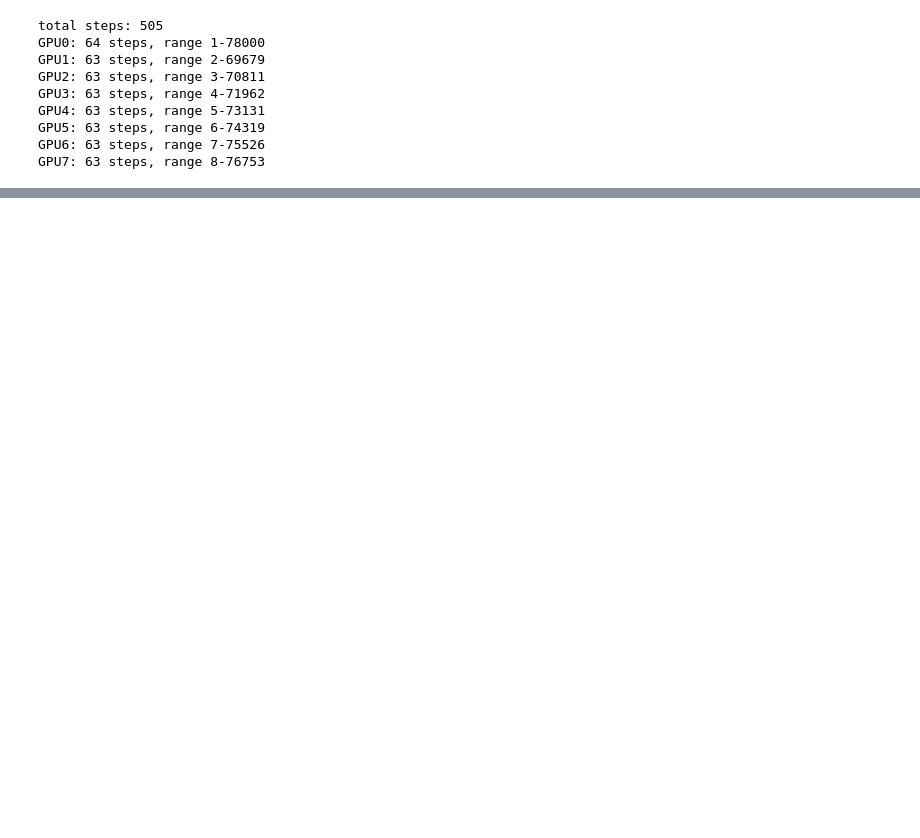
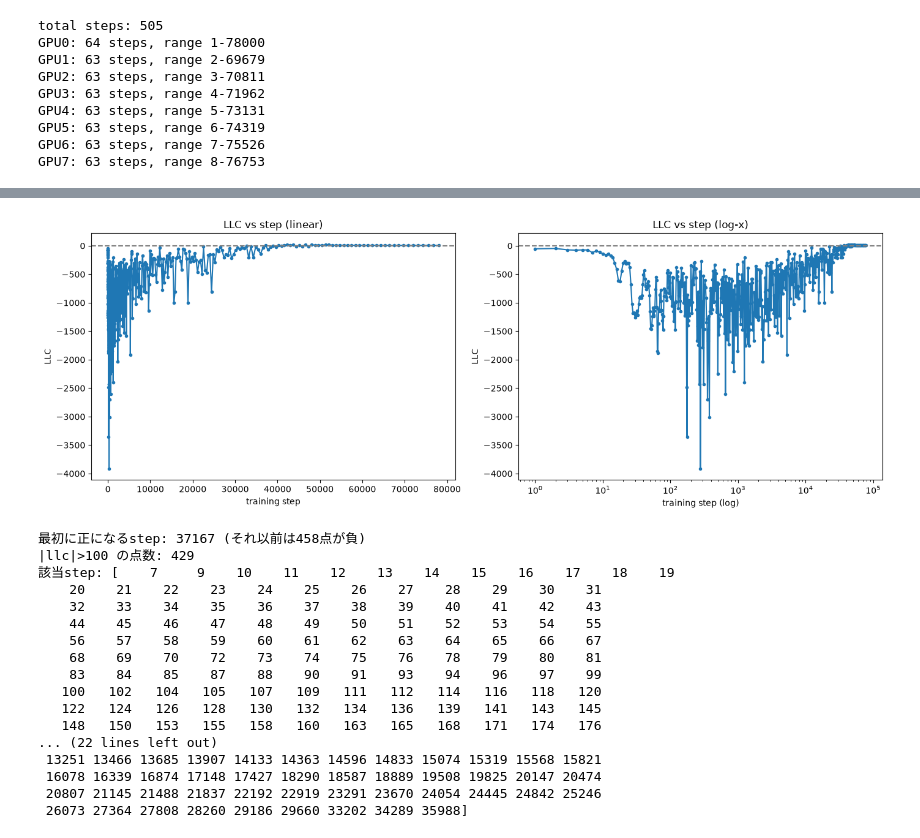
Before and after one commit to shiryu-nakano/dsb-llc-reproduction, a Jupyter notebook: plots3.ipynb, the cells around one changed output, grey strips where cells are left out. Saved outputs shown, nothing was run; the diff lists cells and outputs as text; code cells hidden in the pictures; blank space fills up the shorter version.

```diff
--- a/plots3.ipynb
+++ b/plots3.ipynb
@@ -49,0 +101,60 @@ def load_save_steps(path, max_steps, num_points=None, interval=None):
+# %%
+import json
+from pathlib import Path
+import numpy as np
+import matplotlib.pyplot as plt
+
+all_results = []
+for gpu in range(8):
+    path = Path(f'/home/nakano/server/llc_results_dense/cifar10_train_llc_seed42_chunk{gpu}.json')
+    with open(path) as f:
+        d = json.load(f)
+    all_results.extend(d['results'])
+
+all_results.sort(key=lambda r: r['step'])
+steps = np.array([r['step'] for r in all_results])
+llcs = np.array([r['mean_llc'] for r in all_results])
+
+fig, axes = plt.subplots(1, 2, figsize=(14, 5))
+axes[0].plot(steps, llcs, 'o-', ms=3)
+axes[0].axhline(0, ls='--', c='gray')
+axes[0].set_xlabel('training step'); axes[0].set_ylabel('LLC')
+axes[0].set_title('LLC vs step (linear)')
+
+axes[1].plot(steps, llcs, 'o-', ms=3)
+axes[1].axhline(0, ls='--', c='gray')
+axes[1].set_xscale('log')
+axes[1].set_xlabel('training step (log)'); axes[1].set_ylabel('LLC')
+axes[1].set_title('LLC vs step (log-x)')
+
+plt.tight_layout()
+plt.show()
+
+# 正になる最初のstepを特定
+positive_mask = llcs > 0
+first_positive_idx = np.argmax(positive_mask)
+print(f"最初に正になるstep: {steps[first_positive_idx]} (それ以前は{first_positive_idx}点が負)")
+
+# 極端な外れ値(|llc|>100)の位置
+extreme = np.abs(llcs) > 100
+print(f"|llc|>100 の点数: {extreme.sum()}")
+print(f"該当step: {steps[extreme]}")
+# %% [output]
+[figure, added]
+最初に正になるstep: 37167 (それ以前は458点が負)
+|llc|>100 の点数: 429
+該当step: [    7     9    10    11    12    13    14    15    16    17    18    19
+    20    21    22    23    24    25    26    27    28    29    30    31
+    32    33    34    35    36    37    38    39    40    41    42    43
+    44    45    46    47    48    49    50    51    52    53    54    55
+    56    57    58    59    60    61    62    63    64    65    66    67
+    68    69    70    72    73    74    75    76    78    79    80    81
+    83    84    85    87    88    90    91    93    94    96    97    99
+   100   102   104   105   107   109   111   112   114   116   118   120
+   122   124   126   128   130   132   134   136   139   141   143   145
+   148   150   153   155   158   160   163   165   168   171   174   176
+... (22 lines left out)
+ 13251 13466 13685 13907 14133 14363 14596 14833 15074 15319 15568 15821
+ 16078 16339 16874 17148 17427 18290 18587 18889 19508 19825 20147 20474
+ 20807 21145 21488 21837 22192 22919 23291 23670 24054 24445 24842 25246
+ 26073 27364 27808 28260 29186 29660 33202 34289 35988]
```
Also changed, not shown: parts of 12 cells of this notebook, 4 other files.
